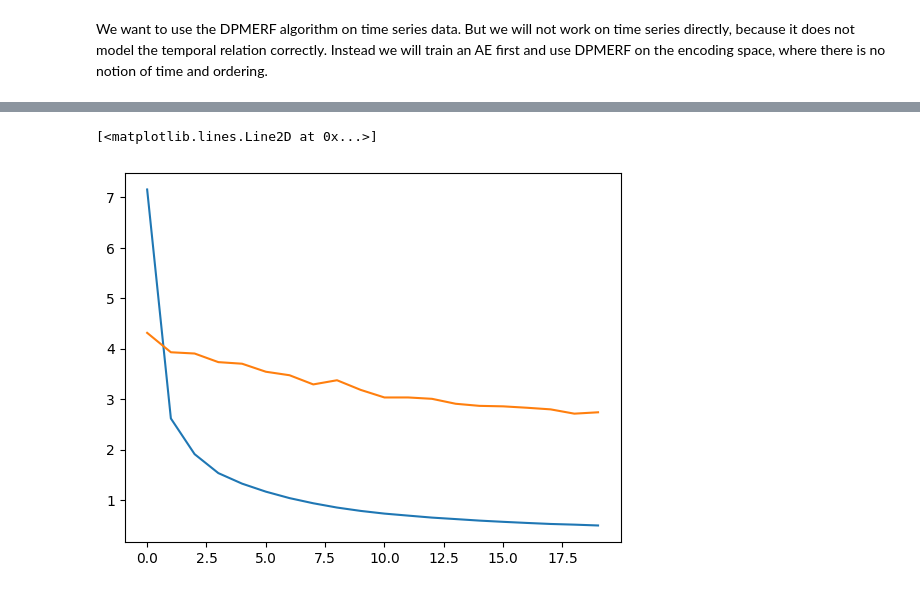
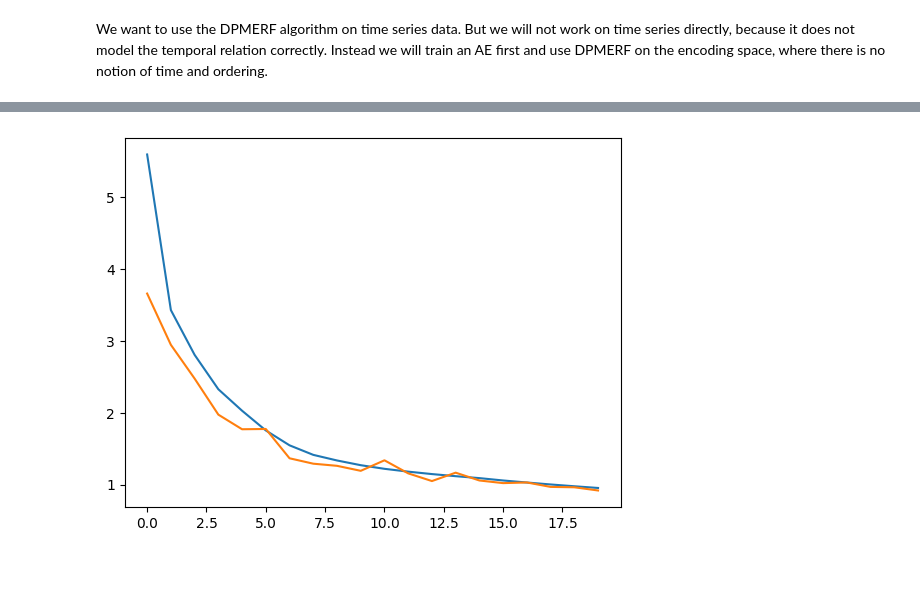
Before and after one commit to sjjtu/MAthesis, a Jupyter notebook: code/baseline.ipynb, the cells around one changed output, grey strips where cells are left out. Saved outputs shown, nothing was run; the diff lists cells and outputs as text; code cells hidden in the pictures.

```diff
--- a/code/baseline.ipynb
+++ b/code/baseline.ipynb
@@ -31,9 +32,9 @@ Training on cuda
 # %%
-model_name = f"lstmae_180_embed{32}.pth"
+model_name = f"lstmae_180_embed{emd_dim}.pth"
 if os.path.exists(f"models/{model_name}"):
     ae_gen.load_model(model_name)
 else:
-    model, history = ae_gen.train_model()
+    model, history = ae_gen.train_model(train_ds_path="data/normal_train_180.csv", val_ds_path="data/normal_val_180.csv")
     plt.plot(history["train"])
     plt.plot(history["val"])
     ae_gen.save_model(model_name)
@@ -42,6 +59 @@ loading AE model from models/lstmae_180_embed32.pth
+[figure, added]
-# %%
-plt.plot(history["train"])
-plt.plot(history["val"])
-# %% [output]
-[<matplotlib.lines.Line2D at 0x...>]
-[figure, removed]
```
Also changed, not shown: parts of 8 cells of this notebook, 30 other files.
